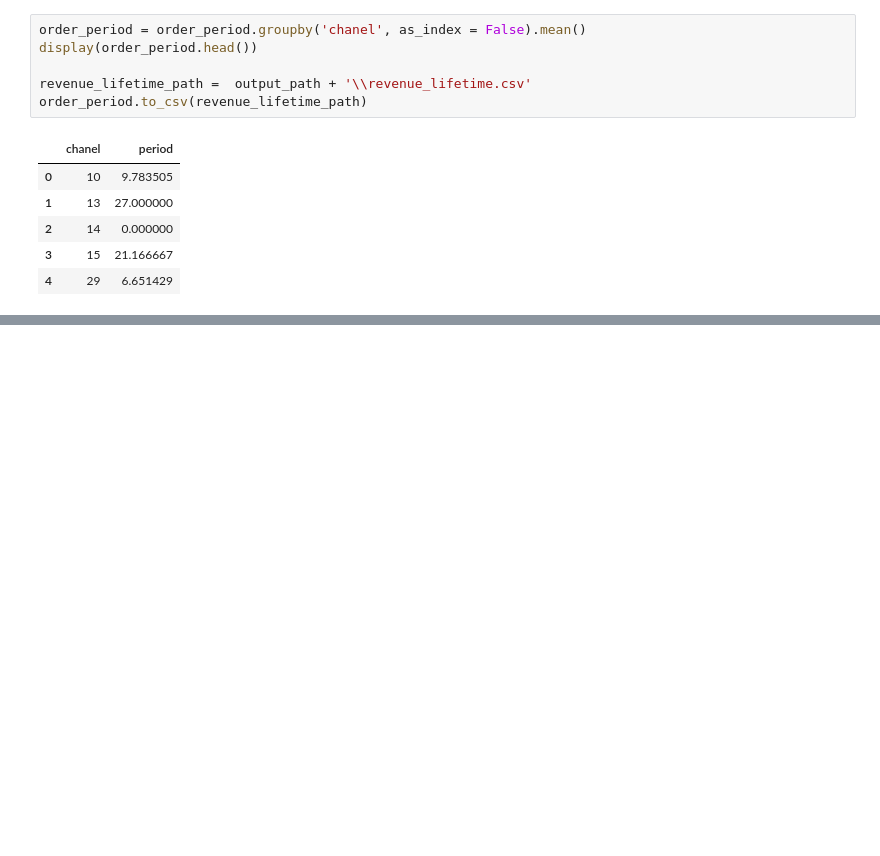
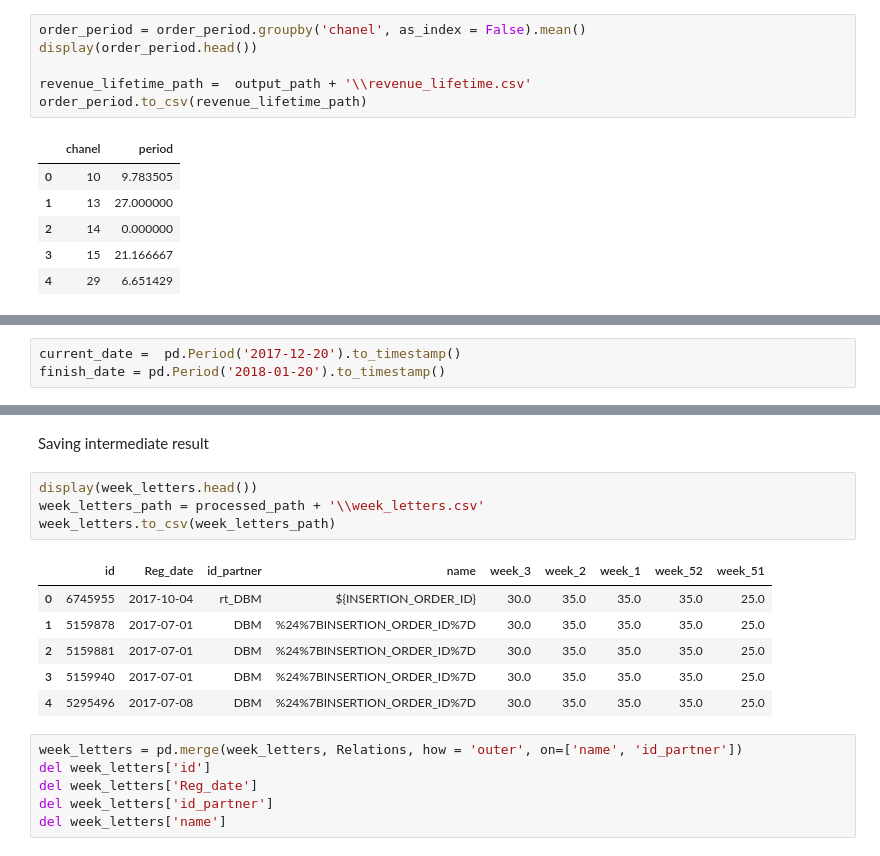
Before and after one commit to MChaus/genesis_hw_3, a Jupyter notebook: hw_3_final_version_part_2.ipynb, the cells around one changed output, grey strips where cells are left out. Cells and saved outputs as stored; diff of their text form; blank space fills up the shorter version.

```diff
--- a/hw_3_final_version_part_2.ipynb
+++ b/hw_3_final_version_part_2.ipynb
@@ -131,0 +136,3 @@ order_period.to_csv(revenue_lifetime_path)
+# %%
+current_date =  pd.Period('2017-12-20').to_timestamp()
+finish_date = pd.Period('2018-01-20').to_timestamp()
@@ -131,0 +163,19 @@ order_period.to_csv(revenue_lifetime_path)
+# %% [markdown]
+Saving intermediate result
+# %%
+display(week_letters.head())
+week_letters_path = processed_path + '\\week_letters.csv'
+week_letters.to_csv(week_letters_path)
+# %% [output]
+|  | id | Reg_date | id_partner | name | week_3 | week_2 | week_1 | week_52 | week_51 |
+| 0 | 6745955 | 2017-10-04 | rt_DBM | ${INSERTION_ORDER_ID} | 30.0 | 35.0 | 35.0 | 35.0 | 25.0 |
+| 1 | 5159878 | 2017-07-01 | DBM | %24%7BINSERTION_ORDER_ID%7D | 30.0 | 35.0 | 35.0 | 35.0 | 25.0 |
+| 2 | 5159881 | 2017-07-01 | DBM | %24%7BINSERTION_ORDER_ID%7D | 30.0 | 35.0 | 35.0 | 35.0 | 25.0 |
+| 3 | 5159940 | 2017-07-01 | DBM | %24%7BINSERTION_ORDER_ID%7D | 30.0 | 35.0 | 35.0 | 35.0 | 25.0 |
+| 4 | 5295496 | 2017-07-08 | DBM | %24%7BINSERTION_ORDER_ID%7D | 30.0 | 35.0 | 35.0 | 35.0 | 25.0 |
+# %%
+week_letters = pd.merge(week_letters, Relations, how = 'outer', on=['name', 'id_partner'])
+del week_letters['id']
+del week_letters['Reg_date']
+del week_letters['id_partner']
+del week_letters['name']
```
Also changed, not shown: parts of 11 cells of this notebook, 2 other files.
